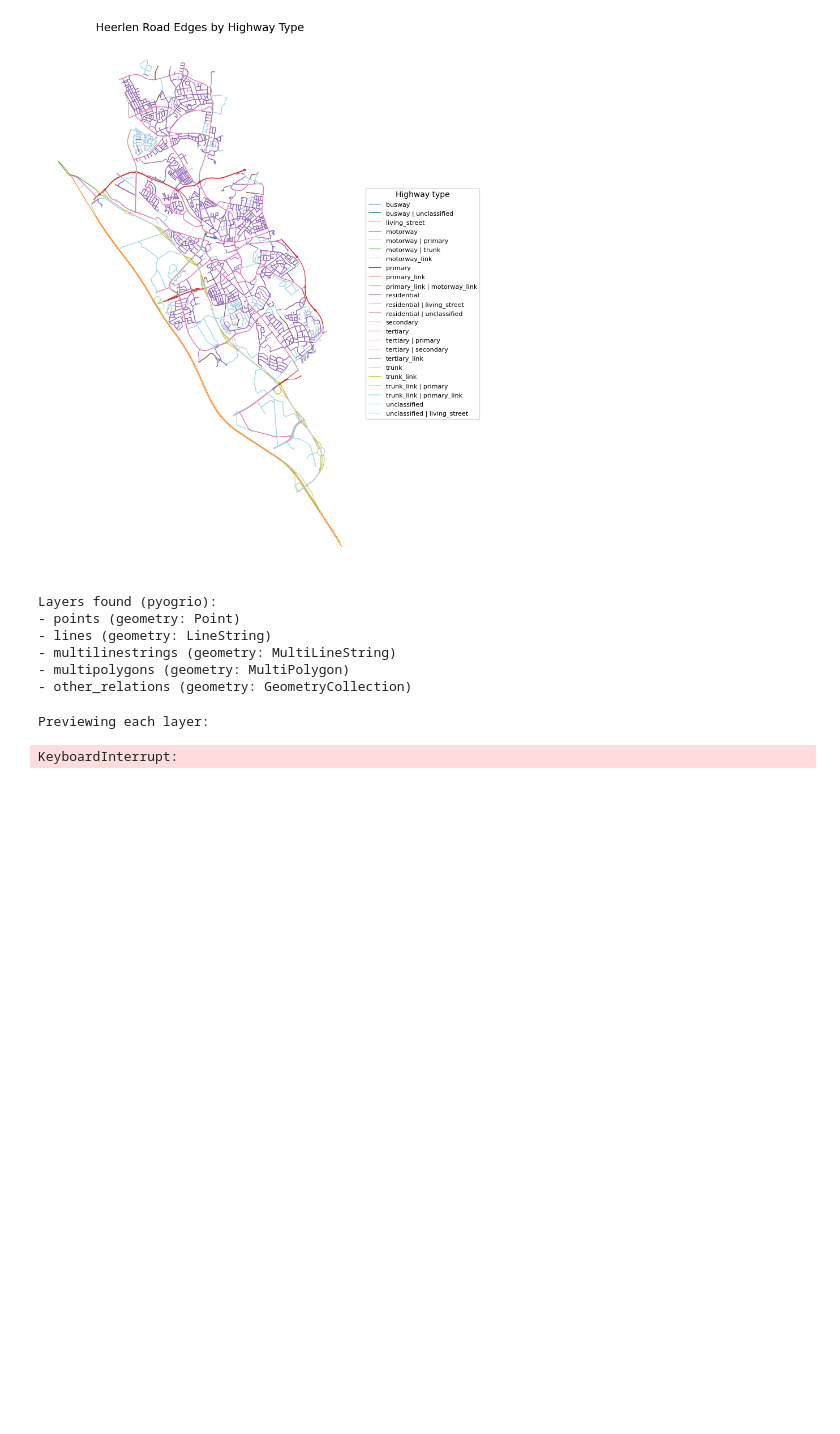
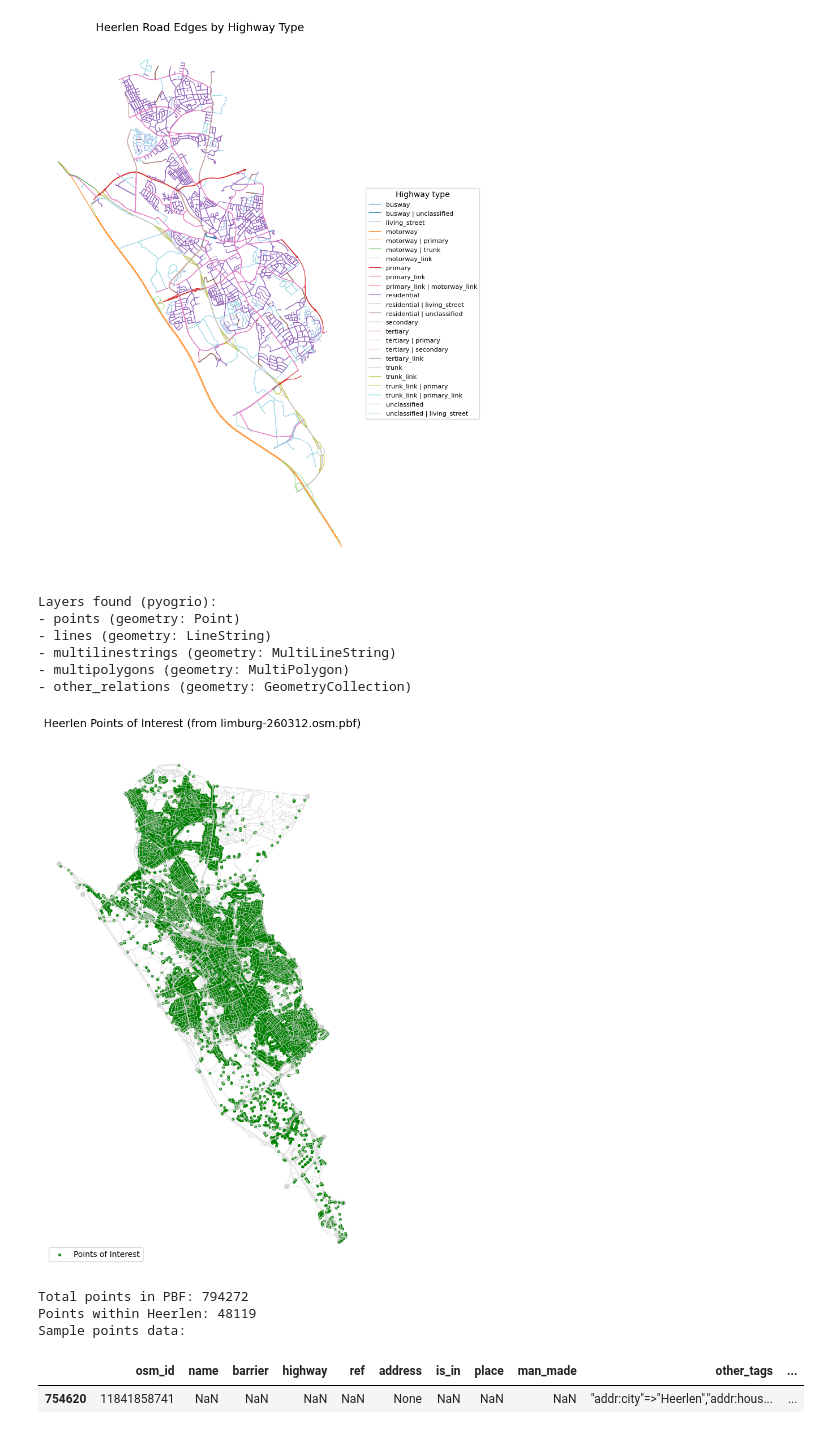
Before and after one commit to Research-Center-Data-Intelligence/Homecare-route-planner, a Jupyter notebook: routing_scripts/map_display.ipynb, the cells around one changed output. Saved outputs shown, nothing was run; the diff lists cells and outputs as text; code cells hidden in the pictures; blank space fills up the shorter version.

Commit message:
100 house addresses

```diff
--- a/routing_scripts/map_display.ipynb
+++ b/routing_scripts/map_display.ipynb
@@ -789,27 +789,41 @@ Layers found (pyogrio):
 - multilinestrings (geometry: MultiLineString)
 - multipolygons (geometry: MultiPolygon)
 - other_relations (geometry: GeometryCollection)
-# %%
-# head one for each layer using geopandas
-for layer_name in layers:
-    print(f"\nLayer: {layer_name}")
-    try:
-        try:
-            layer_gdf = gpd.read_file(pbf_path, layer=layer_name, rows=1)
-        except TypeError:
-            layer_gdf = gpd.read_file(pbf_path, layer=layer_name).head(1)
-
-        print(f"Rows previewed: {len(layer_gdf)}")
-        display(layer_gdf.head(1))
-    except Exception as e:
-        print(f"Failed to read layer '{layer_name}': {e}")
-# Pick a default layer and preview
-preferred_layer = "lines" if "lines" in layers else layers[0]
-print(f"\nPreviewing layer: {preferred_layer}")
-gdf = gpd.read_file(pbf_path, layer=preferred_layer)
-
-print(f"Rows: {len(gdf)}")
-gdf.head(1)
-# %% [output]
-Previewing each layer:
-KeyboardInterrupt:
+# %%
+# Load points and filter to Heerlen only
+points = gpd.read_file(pbf_path, layer="points")
+points = points.to_crs(epsg=3857)
+
+# Get Heerlen boundary and clip points to it
+heerlen_boundary = ox.geocode_to_gdf("Heerlen, Limburg, Netherlands").to_crs(points.crs)
+points_heerlen = gpd.clip(points, heerlen_boundary.geometry.iloc[0])
+
+# Also clip roads to Heerlen for context
+roads = gpd.read_file(pbf_path, layer="lines")
+roads = roads.to_crs(epsg=3857)
+roads_heerlen = gpd.clip(roads, heerlen_boundary.geometry.iloc[0])
+
+# Plot together
+fig, ax = plt.subplots(figsize=(10, 10))
+roads_heerlen.plot(ax=ax, linewidth=0.5, color="lightgray")
+points_heerlen.plot(ax=ax, color="green", markersize=8, alpha=0.8, label="Points of Interest")
+
+ax.set_title("Heerlen Points (from limburg-260312.osm.pbf)", fontsize=14)
+ax.set_axis_off()
+ax.legend(loc="lower left")
+plt.tight_layout()
+plt.show()
+
+print(f"Total points in PBF: {len(points)}")
+print(f"Points within Heerlen: {len(points_heerlen)}")
+
+# Head the pandas DataFrame of points to see available attributes
+print("Sample points data:")
+points_heerlen.head(1)
+# %% [output]
+[figure, added]
+Total points in PBF: 794272
+Points within Heerlen: 48119
+Sample points data:
+|  | osm_id | name | barrier | highway | ref | address | is_in | place | man_made | other_tags | ... |
+| 754620 | 11841858741 | NaN | NaN | NaN | NaN | None | NaN | NaN | NaN | "addr:city"=>"Heerlen","addr:hous... | ... |
```
Also changed, not shown: parts of 5 cells of this notebook, 1 other file.
